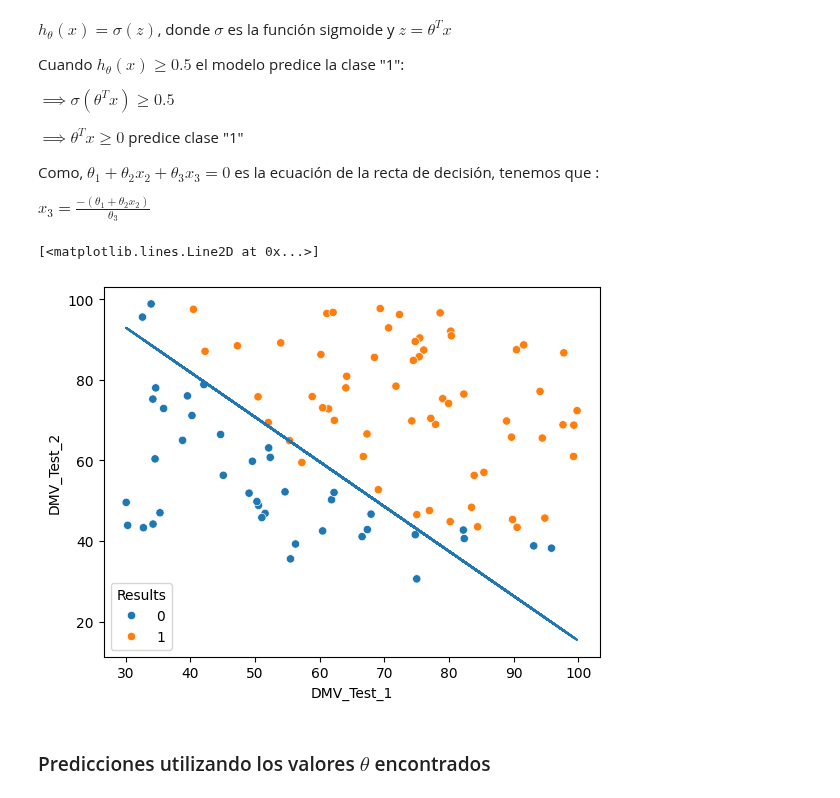
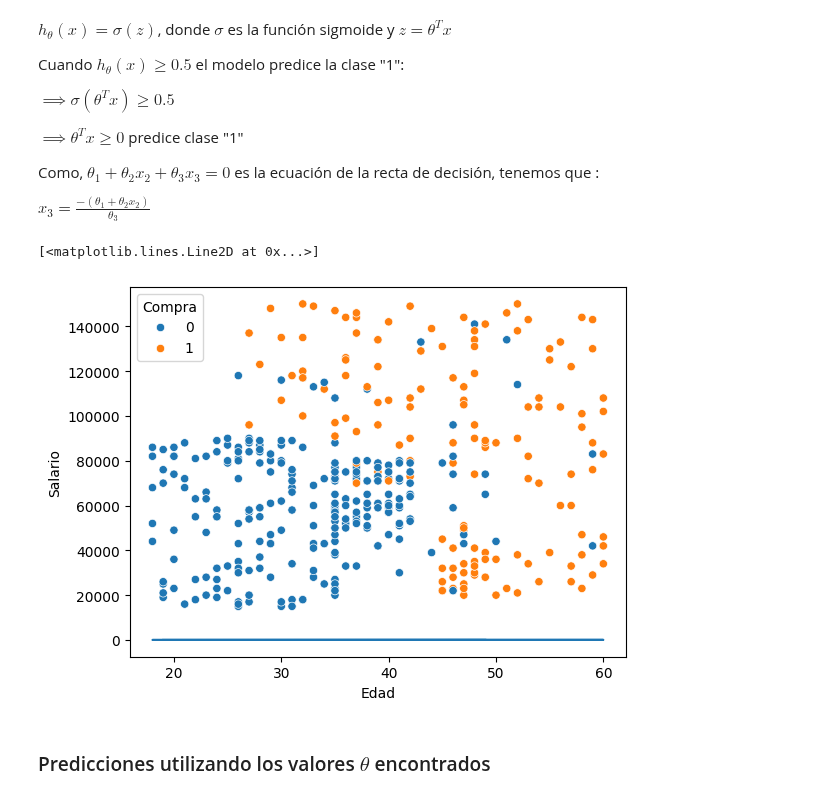
Before and after one commit to gachet/ad-1-24, a Jupyter notebook: LOG/exa2.24_sol.ipynb, the cells around one changed output. Saved outputs shown, nothing was run; the diff lists cells and outputs as text; code cells hidden in the pictures.

```diff
--- a/LOG/exa2.24_sol.ipynb
+++ b/LOG/exa2.24_sol.ipynb
@@ -61,8 +75,8 @@ def compute_grad(theta, x, y):
 # %% [markdown]
 ### Formamos matriz XX,vector y  theta_inicial
 # %%
-scores = data[['DMV_Test_1', 'DMV_Test_2']].values
-results = data['Results'].values
+scores = data[['Edad', 'Salario']].values
+results = data['Compra'].values
 # %%
 #mean_scores = np.mean(scores, axis=0)
 #std_scores = np.std(scores, axis=0)
@@ -92,3 +106,7 @@ X[0:4,:],y[0:4,:],theta_init[0:4,:]
  array([[0.],
         [0.],
         [0.]]))
+# %%
+from sklearn.preprocessing import MinMaxScaler
+scaler = MinMaxScaler()
+X_scaled = scaler.fit_transform(X)
@@ -95,6 +120,6 @@ X[0:4,:],y[0:4,:],theta_init[0:4,:]
 # %%
-cost = compute_cost(theta_init, X, y)
-gradient = compute_grad(theta_init, X, y)
+cost = compute_cost(theta_init, X_scaled, y)
+gradient = compute_grad(theta_init, X_scaled, y)
 print("Cost at initialization", cost)
 print("Gradient at initialization:", gradient)
 # %% [output]
@@ -127,6 +152,6 @@ array([[0.],
        [0.],
        [0.]])
 # %%
-theta, costs = gradient_descent(X, y, theta_init, 0.001, 200000)
+theta, costs = gradient_descent(X_scaled, y, theta_init, 0.01, 200000)
 # %% [output]
 Iteration 0 Cost: [0.69314718]
@@ -183,12 +208,12 @@ Como, $\theta_1 + \theta_2x_2 + \theta_3x_3 = 0$ es la ecuación de la recta de
 
 $ x_3 = \frac{-(\theta_1+\theta_2x_2)}{\theta_3}$
 # %%
-sns.scatterplot(x = 'DMV_Test_1', y = 'DMV_Test_2', hue = 'Results', data =data)
-decision_boundary = -(theta[0] + (theta[1])*data['DMV_Test_1'])/(theta[2])
-plt.plot(data['DMV_Test_1'], decision_boundary)
+sns.scatterplot(x = 'Edad', y = 'Salario', hue = 'Compra', data =data)
+decision_boundary = -(theta[0] + (theta[1])*data['Edad'])/(theta[2])
+plt.plot(data['Edad'], decision_boundary)
 # %% [output]
 [<matplotlib.lines.Line2D at 0x...>]
-[figure, old version]
+[figure, new version]
 # %% [markdown]
 ### Predicciones utilizando los valores $\theta$ encontrados
 # %% [markdown]
```
Also changed, not shown: parts of 15 cells of this notebook.
